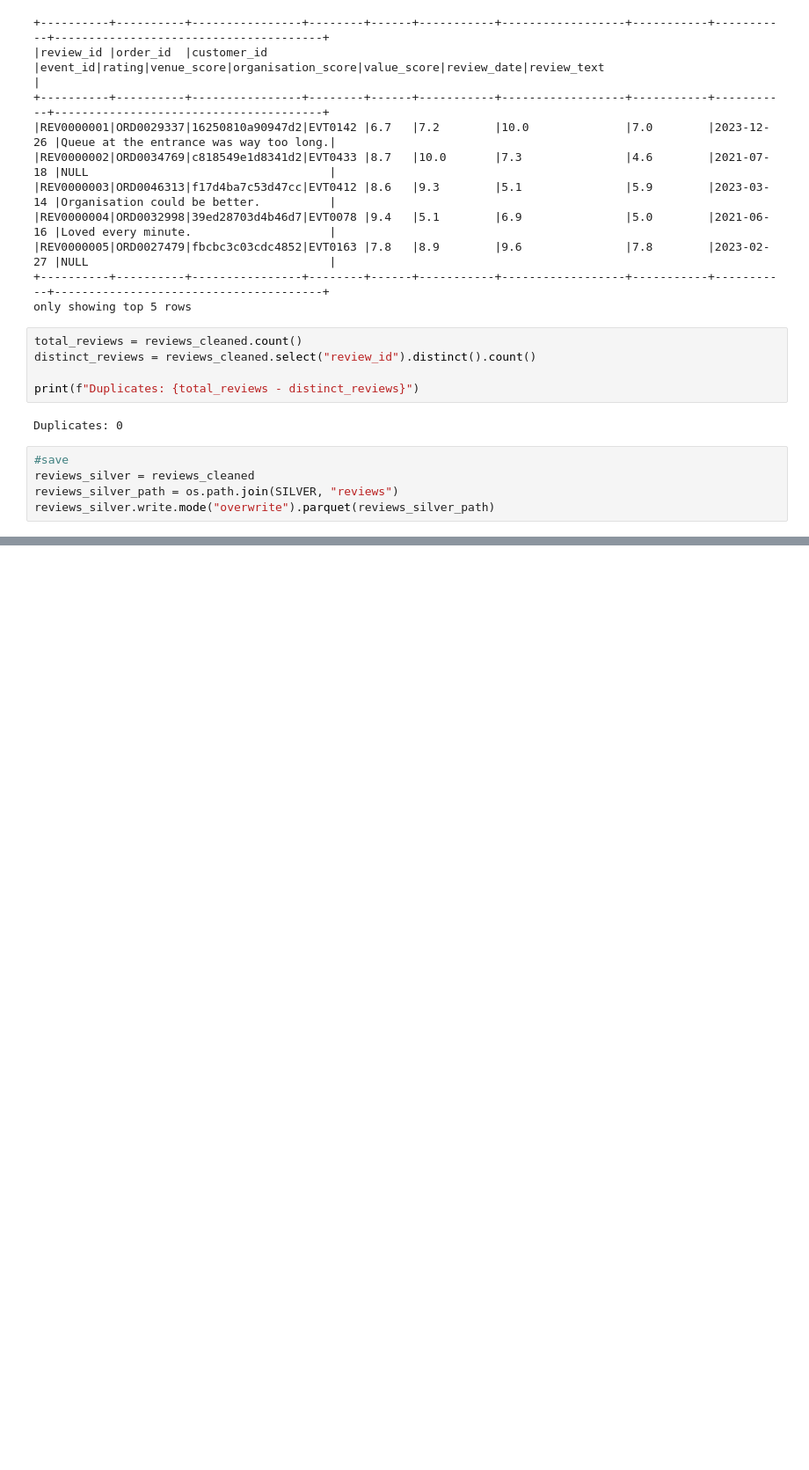
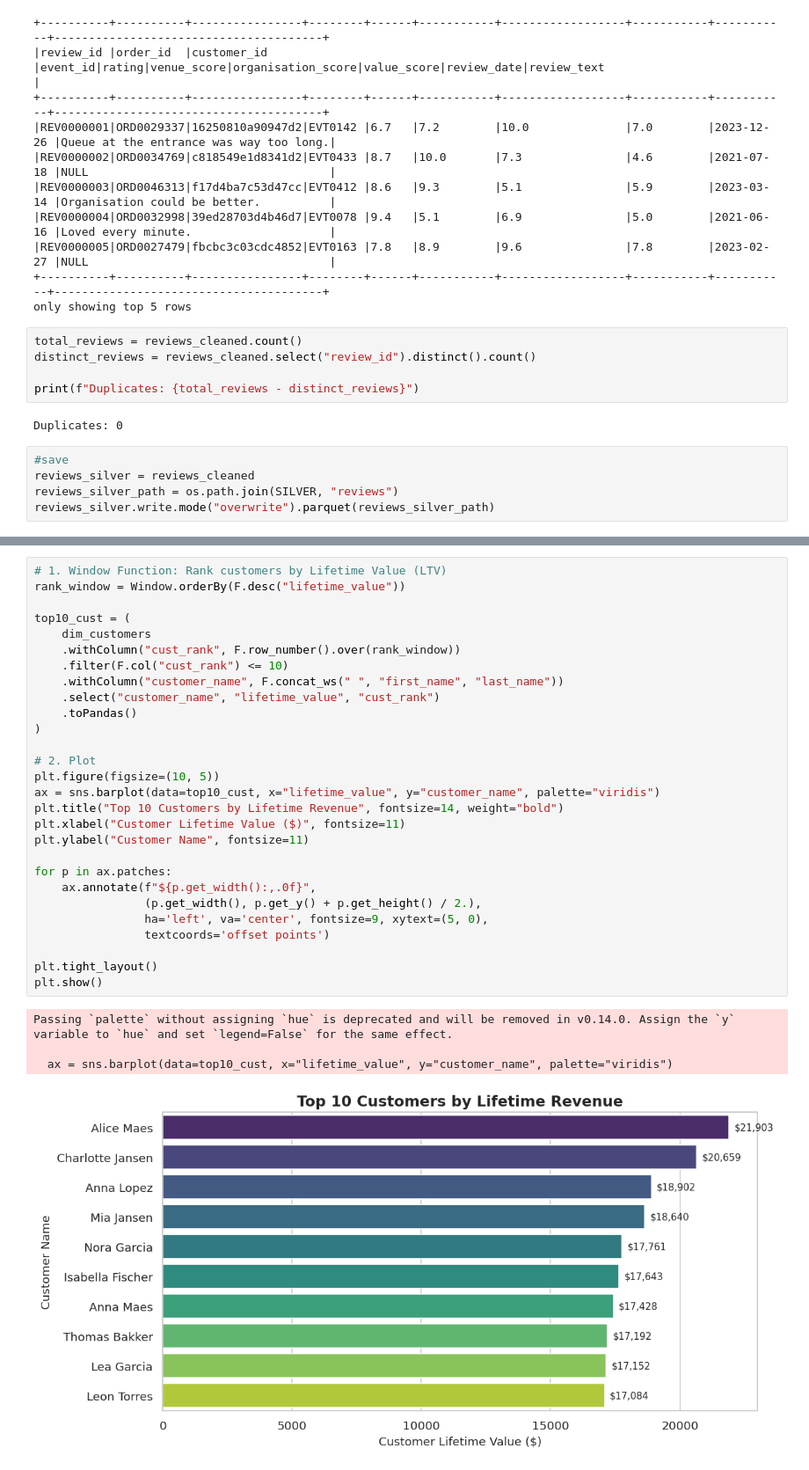
Before and after one commit to AureliaVDB/TickIt_Data_Pipeline, a Jupyter notebook: TickIt_Pipeline.ipynb, the cells around one changed output, grey strips where cells are left out. Shown at 88% size. Saved outputs shown, nothing was run; the diff lists cells and outputs as text; blank space fills up the shorter version.

```diff
--- a/TickIt_Pipeline.ipynb
+++ b/TickIt_Pipeline.ipynb
@@ -726,0 +1023,33 @@ reviews_silver.write.mode("overwrite").parquet(reviews_silver_path)
+# %%
+# 1. Window Function: Rank customers by Lifetime Value (LTV)
+rank_window = Window.orderBy(F.desc("lifetime_value"))
+
+top10_cust = (
+    dim_customers
+    .withColumn("cust_rank", F.row_number().over(rank_window))
+    .filter(F.col("cust_rank") <= 10)
+    .withColumn("customer_name", F.concat_ws(" ", "first_name", "last_name"))
+    .select("customer_name", "lifetime_value", "cust_rank")
+    .toPandas()
+)
+
+# 2. Plot
+plt.figure(figsize=(10, 5))
+ax = sns.barplot(data=top10_cust, x="lifetime_value", y="customer_name", palette="viridis")
+plt.title("Top 10 Customers by Lifetime Revenue", fontsize=14, weight="bold")
+plt.xlabel("Customer Lifetime Value ($)", fontsize=11)
+plt.ylabel("Customer Name", fontsize=11)
+
+for p in ax.patches:
+    ax.annotate(f"${p.get_width():,.0f}",
+                (p.get_width(), p.get_y() + p.get_height() / 2.),
+                ha='left', va='center', fontsize=9, xytext=(5, 0),
+                textcoords='offset points')
+
+plt.tight_layout()
+plt.show()
+# %% [output]
+Passing `palette` without assigning `hue` is deprecated and will be removed in v0.14.0. Assign the `y` variable to `hue` and set `legend=False` for the same effect.
+
+  ax = sns.barplot(data=top10_cust, x="lifetime_value", y="customer_name", palette="viridis")
+[figure, added]
```
Also changed, not shown: parts of 19 cells of this notebook.
